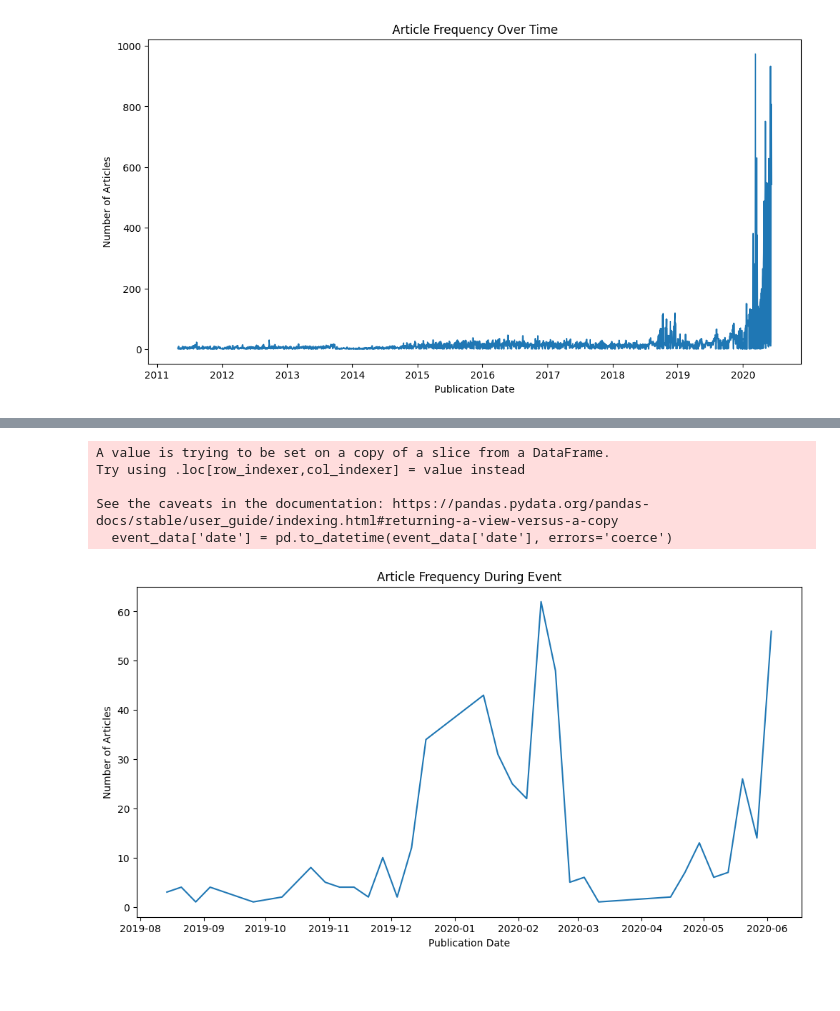
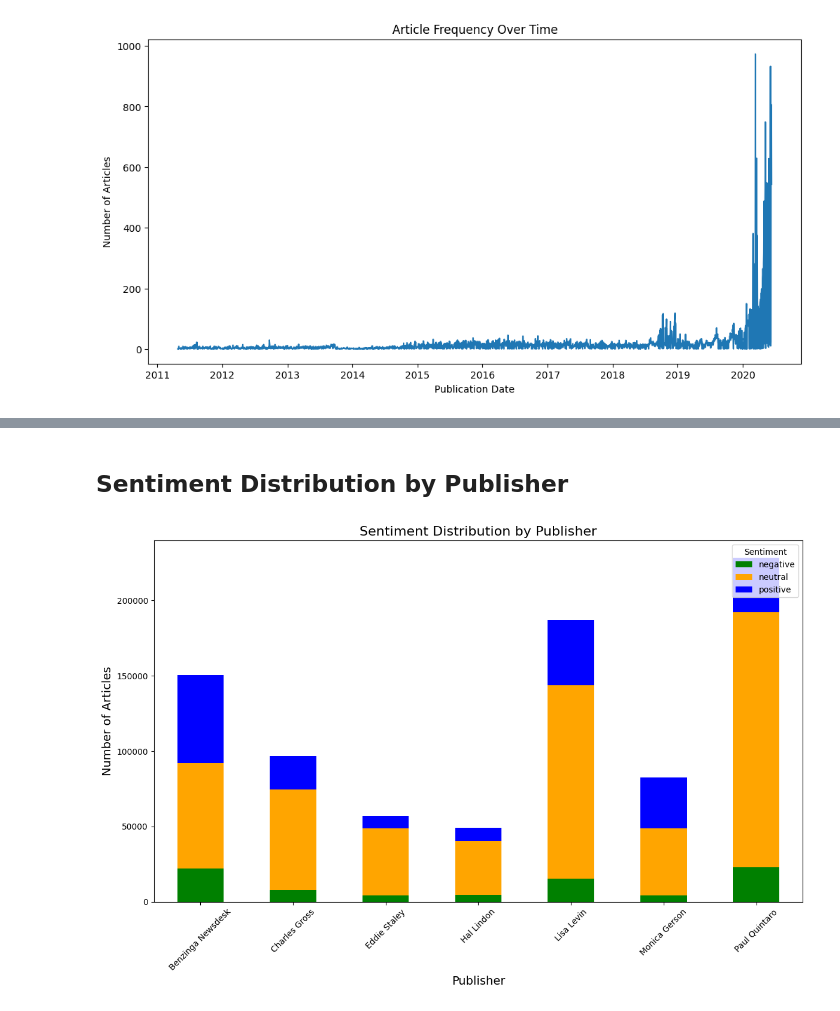
Before and after one commit to Semir1r/Financial-News-and-Stock-Price-Integration, a Jupyter notebook: notebooks/Eda.ipynb, the cells around one changed output, grey strips where cells are left out. Cells and saved outputs as stored; diff of their text form; code cells hidden in the pictures; blank space fills up the shorter version.

Commit message:
sentiment analysis

```diff
--- a/notebooks/Eda.ipynb
+++ b/notebooks/Eda.ipynb
@@ -88,17 +132,17 @@ plt.show()
 # %% [output]
 [figure]
 # %%
+from textblob import TextBlob
 
-    # Initialize VADER SentimentIntensityAnalyzer
-    sia = SentimentIntensityAnalyzer()
+# Apply sentiment analysis on the 'headline' column using TextBlob
+data['polarity'] = data['headline'].apply(lambda x: TextBlob(str(x)).sentiment.polarity)
 
-    # Apply sentiment analysis on the 'headline' column
-    data['sentiment'] = data['headline'].apply(lambda x: sia.polarity_scores(x)['compound'])
+# Categorize the sentiment into positive, negative, or neutral based on polarity
+data['sentiment_label'] = data['polarity'].apply(
+    lambda score: 'positive' if score > 0 else ('negative' if score < 0 else 'neutral')
+)
 
-    # Categorize the sentiment into positive, negative, or neutral
-    data['sentiment_label'] = data['sentiment'].apply(lambda score: 'positive' if score > 0 else ('negative' if score < 0 else 'neutral'))
-
-    print("Sentiment analysis complete. Here are some samples:")
-    print(data[['headline', 'sentiment', 'sentiment_label']].head())
+print("Sentiment analysis complete. Here are some samples:")
+print(data[['headline', 'polarity', 'sentiment_label']].head())
 # %% [output]
 Sentiment analysis complete. Here are some samples:
@@ -118,24 +155,26 @@ Sentiment analysis complete. Here are some samples:
-# %%
-# Example: Filter for a specific event using keywords
-event_data = data[data['headline'].str.contains('Stocks That Hit 52-Week Highs On Wednesday', na=False, case=False)]
-
-# Ensure the 'date' column is in datetime format
-event_data['date'] = pd.to_datetime(event_data['date'], errors='coerce')
-
-# Analyze article frequency during the event
-event_date_counts = event_data['date'].dt.date.value_counts().sort_index()
-
-# Plot the trend during the event
-plt.figure(figsize=(12, 6))
-event_date_counts.plot()
-plt.title('Article Frequency During Event')
-plt.xlabel('Publication Date')
-plt.ylabel('Number of Articles')
-plt.show()
-# %% [output]
-A value is trying to be set on a copy of a slice from a DataFrame.
-Try using .loc[row_indexer,col_indexer] = value instead
-
-See the caveats in the documentation: https://pandas.pydata.org/pandas-docs/stable/user_guide/indexing.html#returning-a-view-versus-a-copy
-  event_data['date'] = pd.to_datetime(event_data['date'], errors='coerce')
-[figure, removed]
+# %% [markdown]
+## Sentiment Distribution by Publisher
+# %%
+import pandas as pd
+import matplotlib.pyplot as plt
+from textblob import TextBlob
+
+n = 7
+
+top_publishers = data['publisher'].value_counts().head(n).index
+filtered_df = data[data['publisher'].isin(top_publishers)]
+
+    # Group by publisher and sentiment label, then count
+sentiment_by_publisher = filtered_df.groupby(['publisher', 'sentiment_label']).size().unstack(fill_value=0)
+
+    # Plot the sentiment distribution by publisher
+sentiment_by_publisher.plot(kind='bar', stacked=True, figsize=(12, 8), color=['green', 'orange', 'blue'])
+plt.title('Sentiment Distribution by Publisher', fontsize=16)
+plt.xlabel('Publisher', fontsize=14)
+plt.ylabel('Number of Articles', fontsize=14)
+plt.xticks(rotation=45)
+plt.legend(title='Sentiment', loc='upper right')
+plt.tight_layout()
+plt.show()
+# %% [output]
+[figure, added]
```
Also changed, not shown: parts of 3 cells of this notebook, 2 other files.
